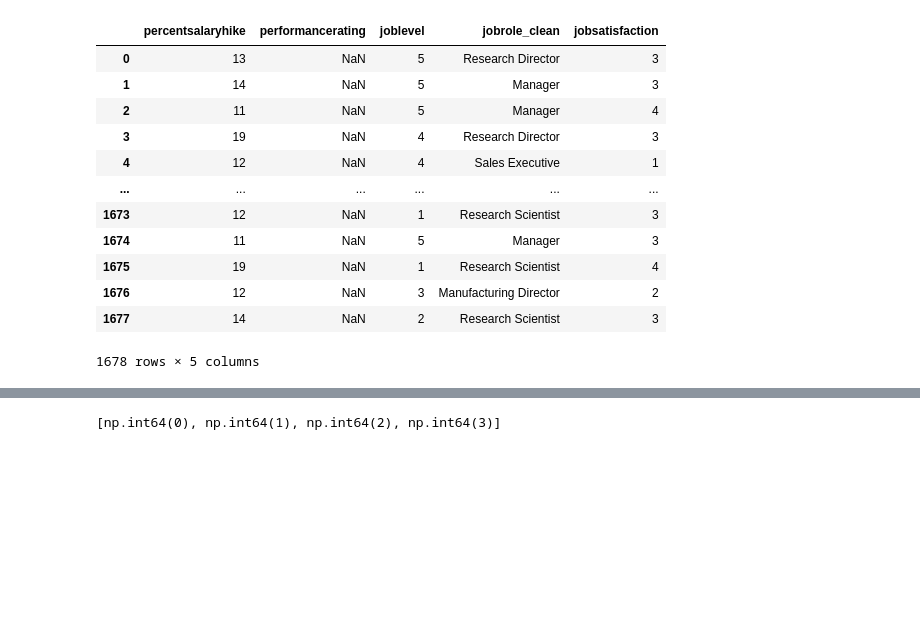
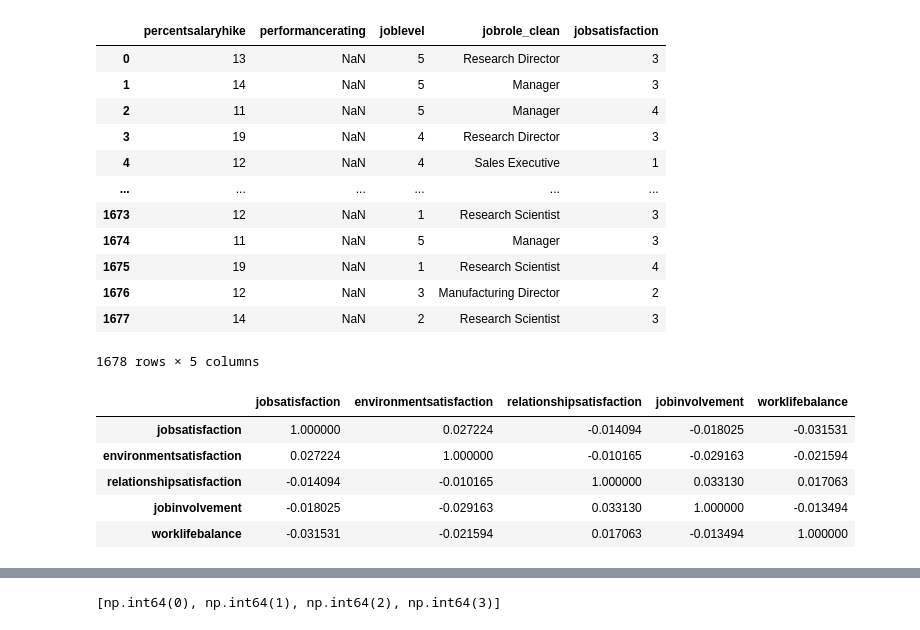
Before and after one commit to ana-nobre/Talent-Optimization-for-Corporation-HR-Data-Analytics, a Jupyter notebook: exploracion_morado.ipynb, the cells around one changed output, grey strips where cells are left out. Drawn from its saved outputs; the diff is of its cells as text; code cells hidden in the pictures; blank space fills up the shorter version.

```diff
--- a/exploracion_morado.ipynb
+++ b/exploracion_morado.ipynb
@@ -407,3 +407,20 @@ df_datos_abc[['percentsalaryhike', 'performancerating', 'joblevel', 'jobrole_cle
 | 1676 | 12 | NaN | 3 | Manufacturing Director | 2 |
 | 1677 | 14 | NaN | 2 | Research Scientist | 3 |
 1678 rows × 5 columns
+# %%
+# Objetivo: Ver cuales fatores mas se correlacionam com jobsatisfaction.
+
+cols = ['jobsatisfaction', 'environmentsatisfaction', 'relationshipsatisfaction', 'jobinvolvement', 'worklifebalance']
+
+# Converter de string com vírgula para float
+for col in cols:
+    df_datos_abc[col] = df_datos_abc[col].astype(str).str.replace(',', '.').astype(float)
+
+df_datos_abc[cols].corr()
+# %% [output]
+|  | jobsatisfaction | environmentsatisfaction | relationshipsatisfaction | jobinvolvement | worklifebalance |
+| jobsatisfaction | 1.000000 | 0.027224 | -0.014094 | -0.018025 | -0.031531 |
+| environmentsatisfaction | 0.027224 | 1.000000 | -0.010165 | -0.029163 | -0.021594 |
+| relationshipsatisfaction | -0.014094 | -0.010165 | 1.000000 | 0.033130 | 0.017063 |
+| jobinvolvement | -0.018025 | -0.029163 | 0.033130 | 1.000000 | -0.013494 |
+| worklifebalance | -0.031531 | -0.021594 | 0.017063 | -0.013494 | 1.000000 |
```
Also changed, not shown: parts of 6 cells of this notebook, 1 other file.
